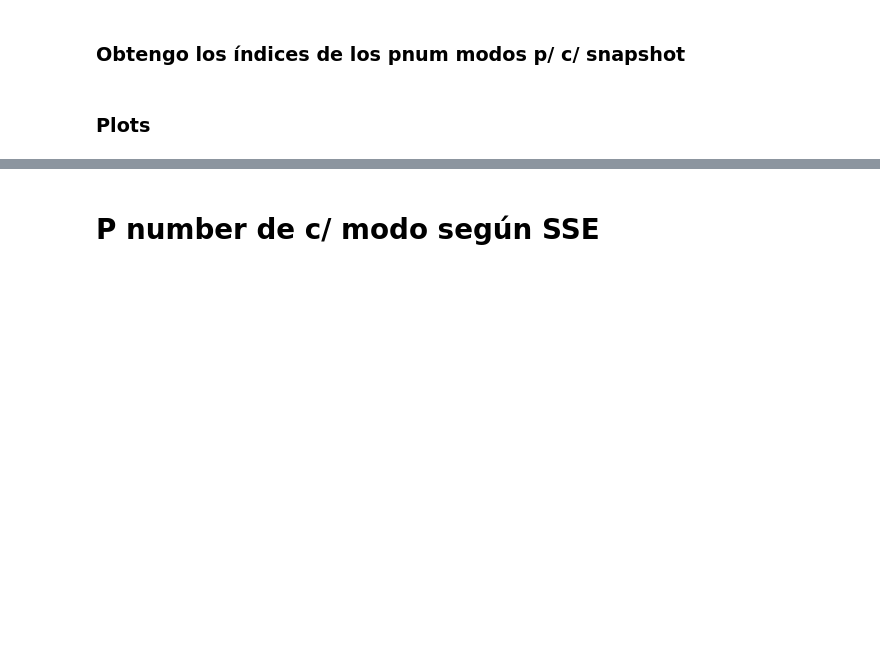
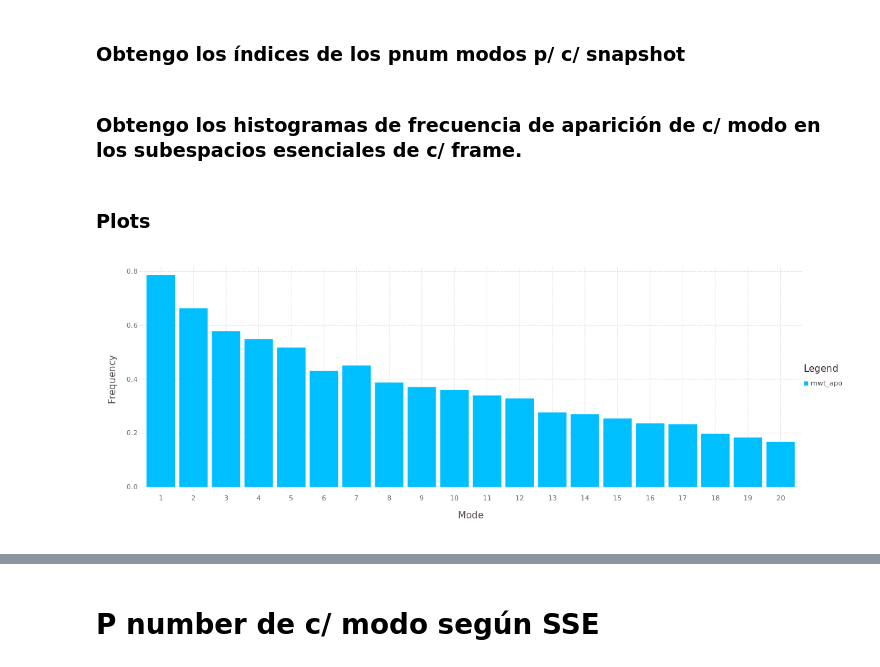
Before and after one commit to pgbarletta/obp16, a Jupyter notebook: src/wt_superpose.ipynb, the cells around one changed output, grey strips where cells are left out. Saved outputs shown, nothing was run; the diff lists cells and outputs as text; code cells hidden in the pictures; blank space fills up the shorter version.

Commit message:
Redone Figure 2 plots for wt. TODO: the rest and mu

```diff
--- a/src/wt_superpose.ipynb
+++ b/src/wt_superpose.ipynb
@@ -298,2 +342,41 @@ shift!(pmodes_index_wt_eol);
+# %% [markdown]
+### Obtengo los histogramas de frecuencia de aparición de c/ modo en los subespacios esenciales de c/ frame.
+# %%
+
+# wt_apo
+pmodes_index_wt_apo = Array{Int64, 1}(0)
+counts_wt_apo = zeros(Int64, aa36)
+for i = 1:wt_apo_frames_cnt
+    for j = 1:round_pnum_wt_apo[i]
+        counts_wt_apo[idx_subsp_wt_apo[i][j]] += 1
+        push!(pmodes_index_wt_apo, idx_subsp_wt_apo[i][j])
+    end
+end
+
+# wt_ctv
+pmodes_index_wt_ctv = Array{Int64, 1}(0)
+counts_wt_ctv = zeros(Int64, aa36)
+for i = 1:wt_ctv_frames_cnt
+    for j = 1:round_pnum_wt_ctv[i]
+        counts_wt_ctv[idx_subsp_wt_ctv[i][j]] += 1
+        push!(pmodes_index_wt_ctv, idx_subsp_wt_ctv[i][j])
+    end
+end
+
+# wt_eol
+pmodes_index_wt_eol = Array{Int64, 1}(0)
+counts_wt_eol = zeros(Int64, aa36)
+for i = 1:wt_eol_frames_cnt
+    for j = 1:round_pnum_wt_eol[i]
+        counts_wt_eol[idx_subsp_wt_eol[i][j]] += 1
+        push!(pmodes_index_wt_eol, idx_subsp_wt_eol[i][j])
+    end
+end
+
+# Todos los modos q aparecen al menos 1 vez en al menos 1 subespacio esencial,
+# serán los modos del subespacio esencial general
+pmodes_index_wt_apo = sort(unique(pmodes_index_wt_apo))
+pmodes_index_wt_ctv = sort(unique(pmodes_index_wt_ctv))
+pmodes_index_wt_eol = sort(unique(pmodes_index_wt_eol));
 # %% [markdown]
 ### Plots
@@ -361,0 +383,10 @@ draw(PDF("pmodes_hist_wt.pdf", 20cm, 40cm), vstack(pmodes_hist_wt_apo, pmodes_hi
+# %%
+# wt_apo
+df_hist_wt_apo = DataFrame(Frequency = counts_wt_apo ./ wt_apo_frames_cnt, Mode = collect(1:aa36), ID = "wt_apo")
+
+plot(df_hist_wt_apo[1:20, :], y = "Frequency", x = "Mode", Geom.bar(position=:dodge),
+Coord.cartesian(xmin = 0.5, xmax = 20.5), Guide.xticks(ticks = collect(1:20)),
+Guide.manual_color_key("Legend", ["mwt_apo"], ["deepskyblue"]),
+Theme(default_color=colorant"Deepskyblue", bar_spacing = 5pt))
+# %% [output]
+[figure, added]
```
Also changed, not shown: parts of 36 cells of this notebook, 4 other files.
